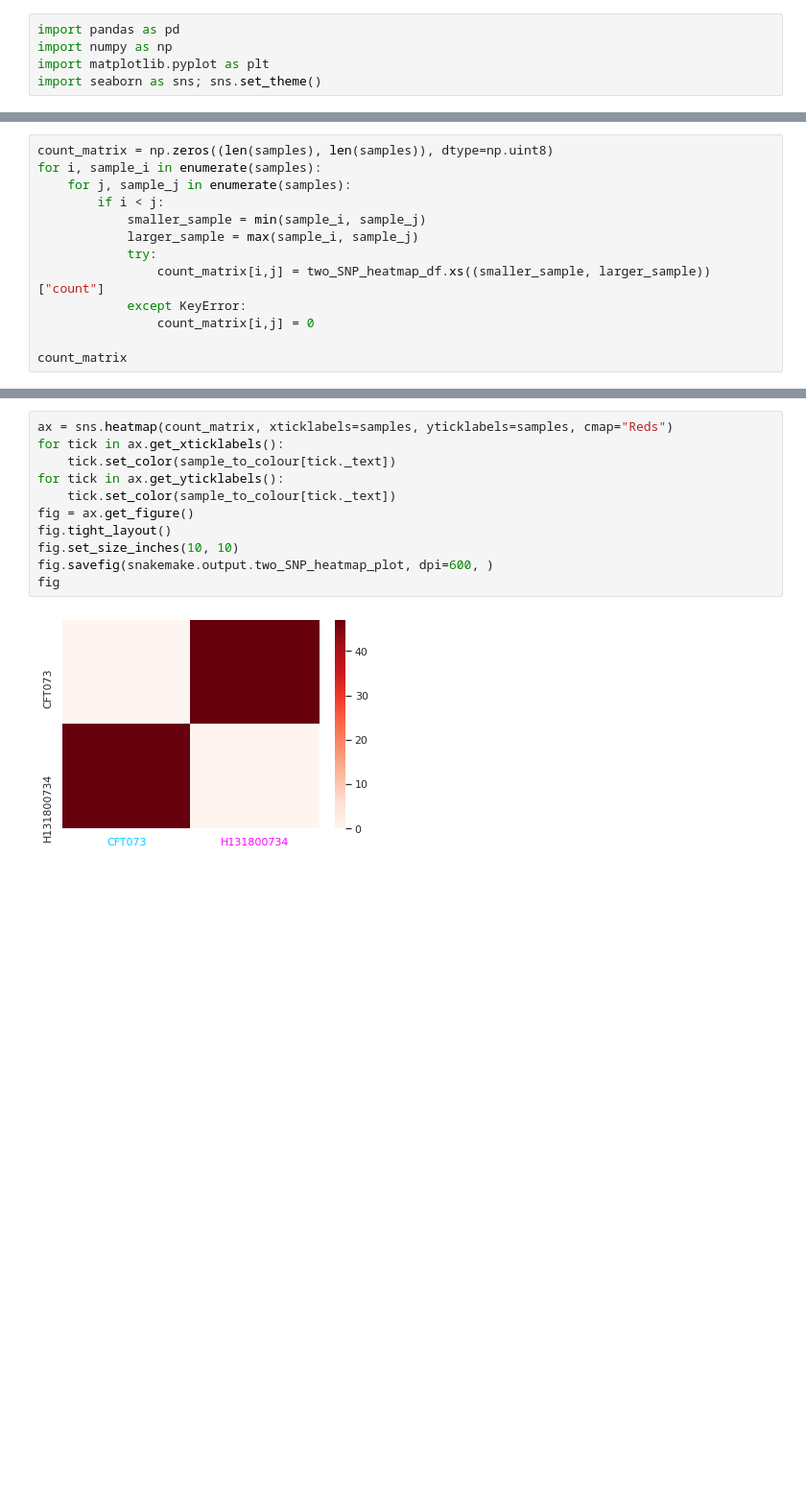
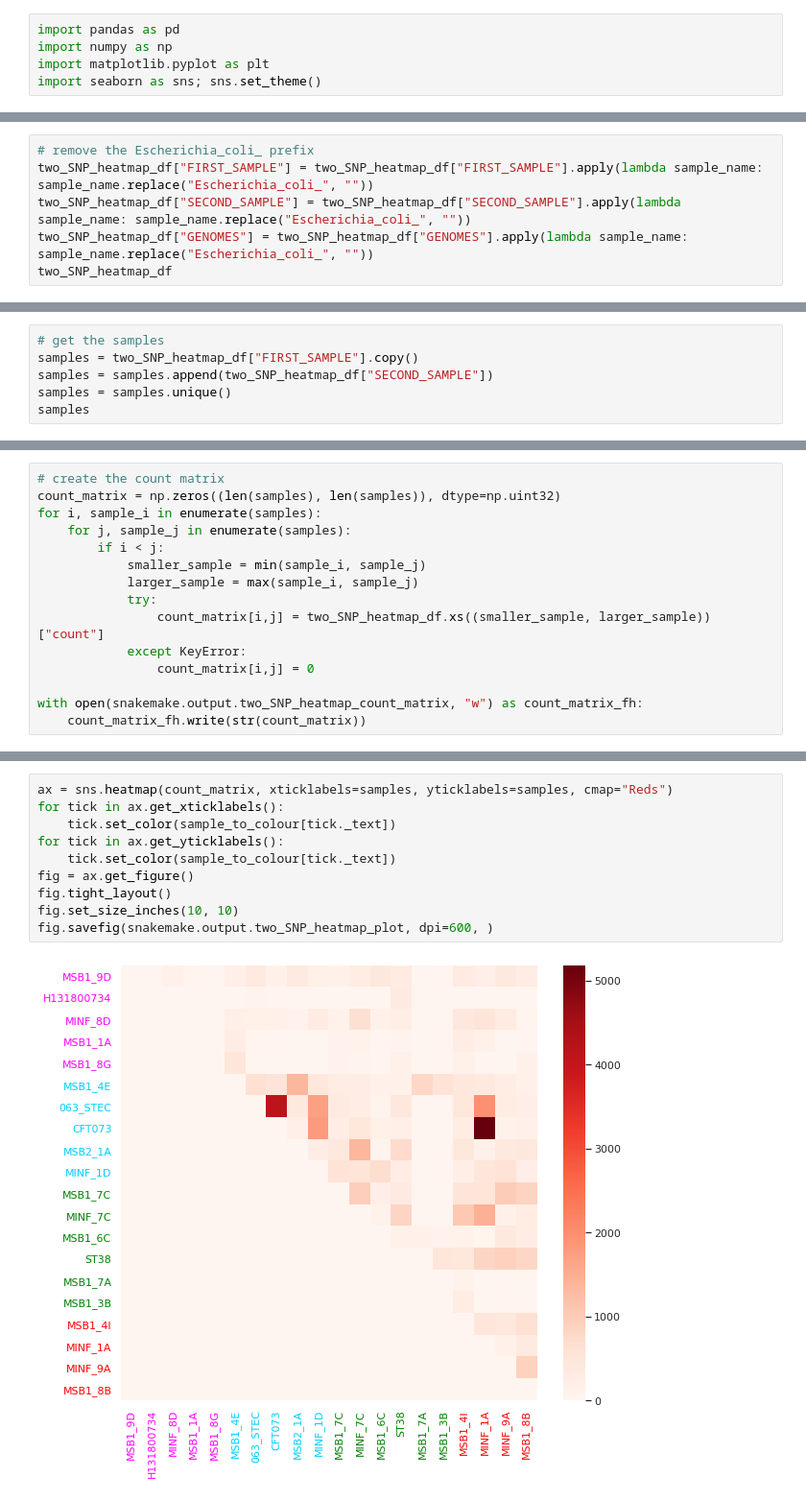
Before and after one commit to leoisl/pangenome_variations, a Jupyter notebook: eda/plot_two_SNP_heatmap/plot_two_SNP_heatmap.ipynb, the cells around one changed output, grey strips where cells are left out. Shown: that part at 96% size. Drawn from its saved outputs; the diff is of its cells as text; blank space fills up the shorter version.

```diff
--- a/eda/plot_two_SNP_heatmap/plot_two_SNP_heatmap.ipynb
+++ b/eda/plot_two_SNP_heatmap/plot_two_SNP_heatmap.ipynb
@@ -23,0 +23,6 @@ two_SNP_heatmap_df
+# %%
+# remove the Escherichia_coli_ prefix
+two_SNP_heatmap_df["FIRST_SAMPLE"] = two_SNP_heatmap_df["FIRST_SAMPLE"].apply(lambda sample_name: sample_name.replace("Escherichia_coli_", ""))
+two_SNP_heatmap_df["SECOND_SAMPLE"] = two_SNP_heatmap_df["SECOND_SAMPLE"].apply(lambda sample_name: sample_name.replace("Escherichia_coli_", ""))
+two_SNP_heatmap_df["GENOMES"] = two_SNP_heatmap_df["GENOMES"].apply(lambda sample_name: sample_name.replace("Escherichia_coli_", ""))
+two_SNP_heatmap_df
@@ -83 +102,7 @@ sample_to_colour = {
 }
+# %%
+# get the samples
+samples = two_SNP_heatmap_df["FIRST_SAMPLE"].copy()
+samples = samples.append(two_SNP_heatmap_df["SECOND_SAMPLE"])
+samples = samples.unique()
+samples
@@ -95,5 +181,6 @@ two_SNP_heatmap_df
 # %%
-count_matrix = np.zeros((len(samples), len(samples)), dtype=np.uint8)
+# create the count matrix
+count_matrix = np.zeros((len(samples), len(samples)), dtype=np.uint32)
 for i, sample_i in enumerate(samples):
     for j, sample_j in enumerate(samples):
         if i < j:
@@ -104,5 +191,6 @@ for i, sample_i in enumerate(samples):
             except KeyError:
                 count_matrix[i,j] = 0
 
-count_matrix
+with open(snakemake.output.two_SNP_heatmap_count_matrix, "w") as count_matrix_fh:
+    count_matrix_fh.write(str(count_matrix))
 # %% [output]
@@ -111,13 +214,12 @@ array([[ 0, 47],
 # %%
 ax = sns.heatmap(count_matrix, xticklabels=samples, yticklabels=samples, cmap="Reds")
 for tick in ax.get_xticklabels():
     tick.set_color(sample_to_colour[tick._text])
 for tick in ax.get_yticklabels():
     tick.set_color(sample_to_colour[tick._text])
 fig = ax.get_figure()
 fig.tight_layout()
 fig.set_size_inches(10, 10)
 fig.savefig(snakemake.output.two_SNP_heatmap_plot, dpi=600, )
-fig
 # %% [output]
-[figure, old version]
+[figure, new version]
```
Also changed, not shown: parts of 10 cells of this notebook, 2 other files.
